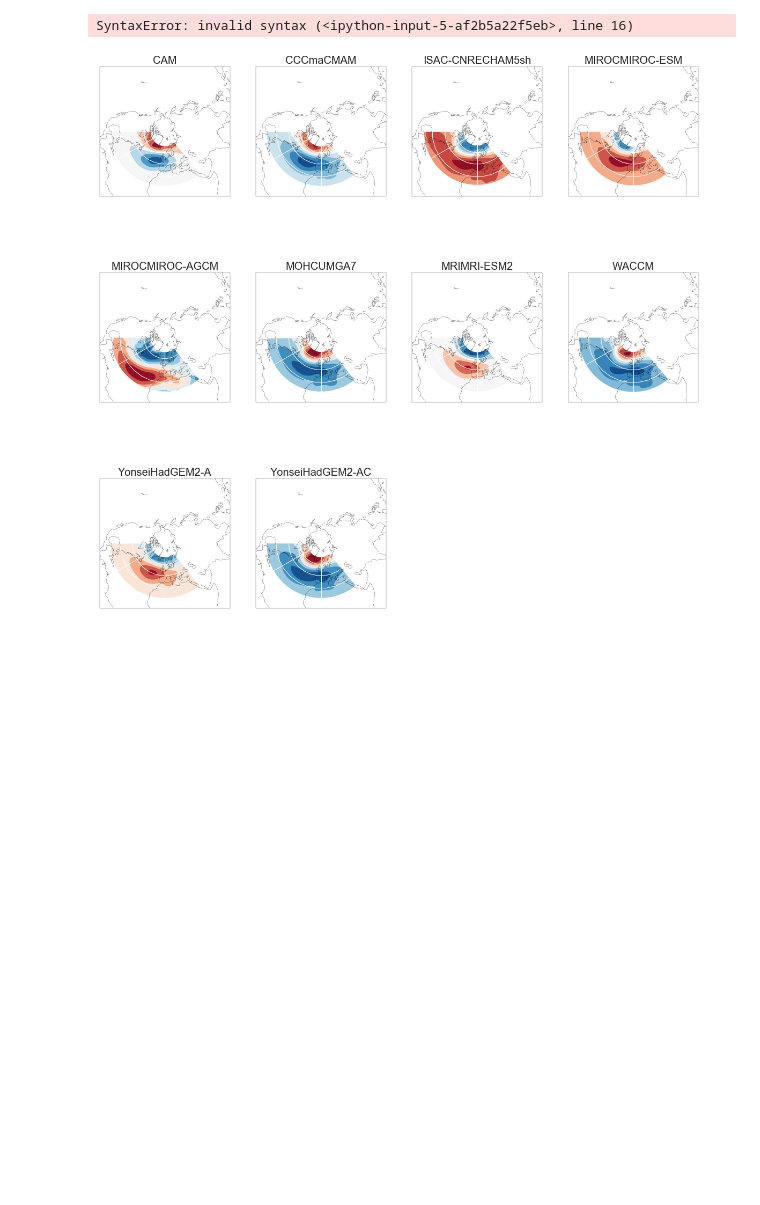
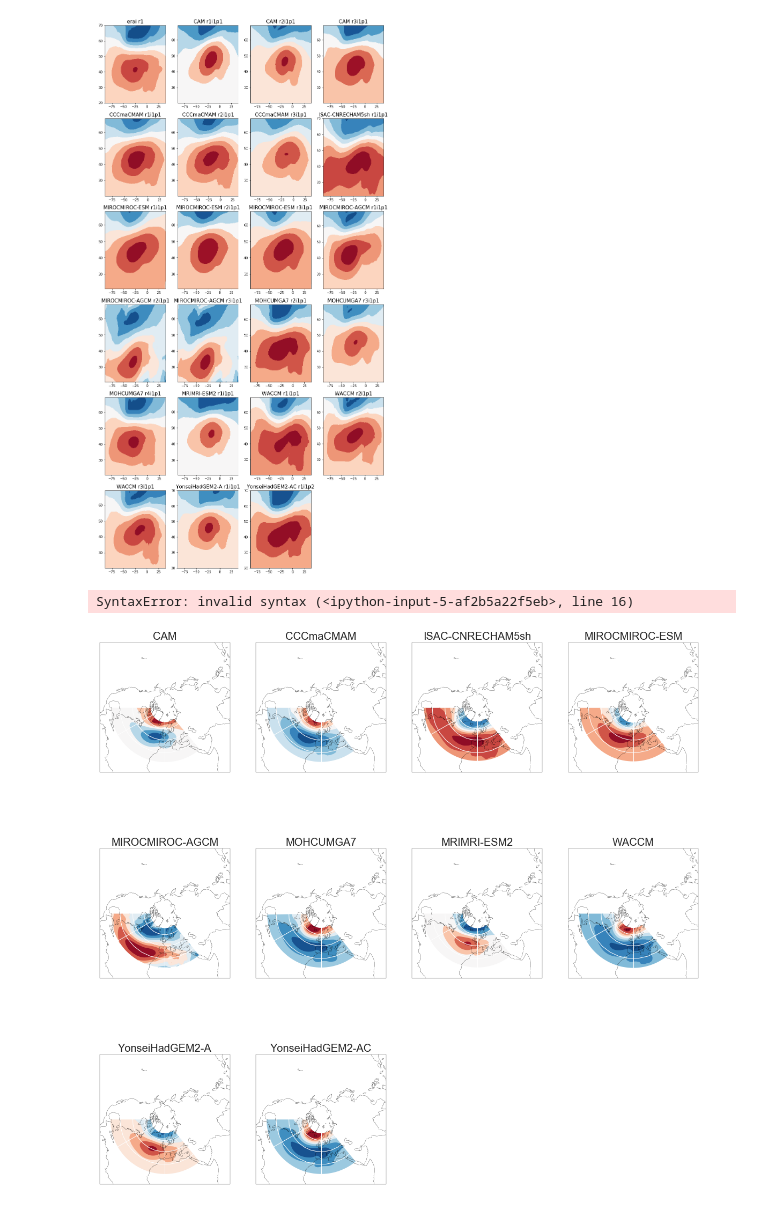
Before and after one commit to nltyrrell/qboicen_ipynb, a Jupyter notebook: check_NAO_pattern.ipynb, the cells around one changed output. Saved outputs shown, nothing was run; the diff lists cells and outputs as text; code cells hidden in the pictures; blank space fills up the shorter version.

Commit message:
monthly ensemble data looking good

```diff
--- a/check_NAO_pattern.ipynb
+++ b/check_NAO_pattern.ipynb
@@ -34,6 +34,35 @@ PC_proj = ccrs.PlateCarree()
 import warnings
 warnings.filterwarnings('ignore')
 #%matplotlib notebook
+# %%
+mlist = [['erai','r1'],
+         ['CAM','r1i1p1'],['CAM','r2i1p1'],['CAM','r3i1p1'],
+         ['CCCmaCMAM','r1i1p1'],['CCCmaCMAM','r2i1p1'],['CCCmaCMAM','r3i1p1'],
+         ['ISAC-CNRECHAM5sh','r1i1p1'],
+         ['MIROCMIROC-ESM','r1i1p1'],['MIROCMIROC-ESM','r2i1p1'],['MIROCMIROC-ESM','r3i1p1'],
+         ['MIROCMIROC-AGCM','r1i1p1'],['MIROCMIROC-AGCM','r2i1p1'],['MIROCMIROC-AGCM','r3i1p1'],
+         ['MOHCUMGA7','r2i1p1'],['MOHCUMGA7','r3i1p1'],['MOHCUMGA7','r4i1p1'],
+         ['MRIMRI-ESM2','r1i1p1'],
+         ['WACCM','r1i1p1'],['WACCM','r2i1p1'],['WACCM','r3i1p1'],
+         ['YonseiHadGEM2-A','r1i1p1'],
+         ['YonseiHadGEM2-AC','r1i1p2']]
+
+cmap = "RdBu_r"
+
+fig = plt.figure(figsize=(15,30))
+for j, m in enumerate(mlist):
+    imon_all = iris.load_cube('/home/tyrrell/research/qbo/qboi/cen_data/nao_eof1_mon_'+m[0]+'_QBOiExp1_'+m[1]+'_mon.nc')[0,::]
+    imon_all = imon_all.intersection(longitude=(-90,40))
+    iris.util.promote_aux_coord_to_dim_coord(imon_all,'longitude')
+    ax1 = fig.add_subplot(6,4,j+1) #,projection=NPS_proj)
+    #ax1.set_extent((-180, 180, 10, 90),crs=PC_proj); ax1.coastlines()
+    lat = imon_all.coord('latitude').points
+    lon = imon_all.coord('longitude').points
+    im = plt.contourf(lon,lat,imon_all.data,cmap=cmap) #,levels=tlevels,alpha=alpha,extend='max')
+    #ax1.gridlines(crs=PC_proj, linestyle='-')
+    plt.title(m[0]+' '+m[1],fontsize=15)
+# %% [output]
+[figure, added]
 # %%
 mlist = [['CAM','r1i1p1'],['CAM','r2i1p1'],['CAM','r3i1p1'],
          ['CCCmaCMAM','r1i1p1'],['CCCmaCMAM','r2i1p1'],['CCCmaCMAM','r3i1p1'],
```
Also changed, not shown: 2 other files.
